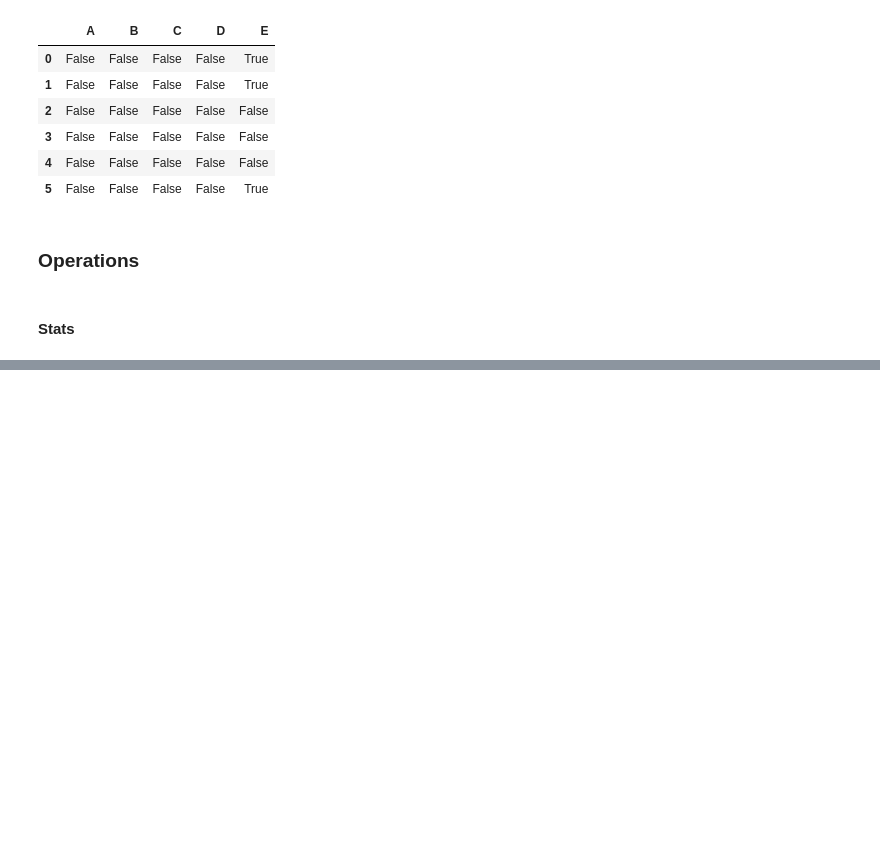
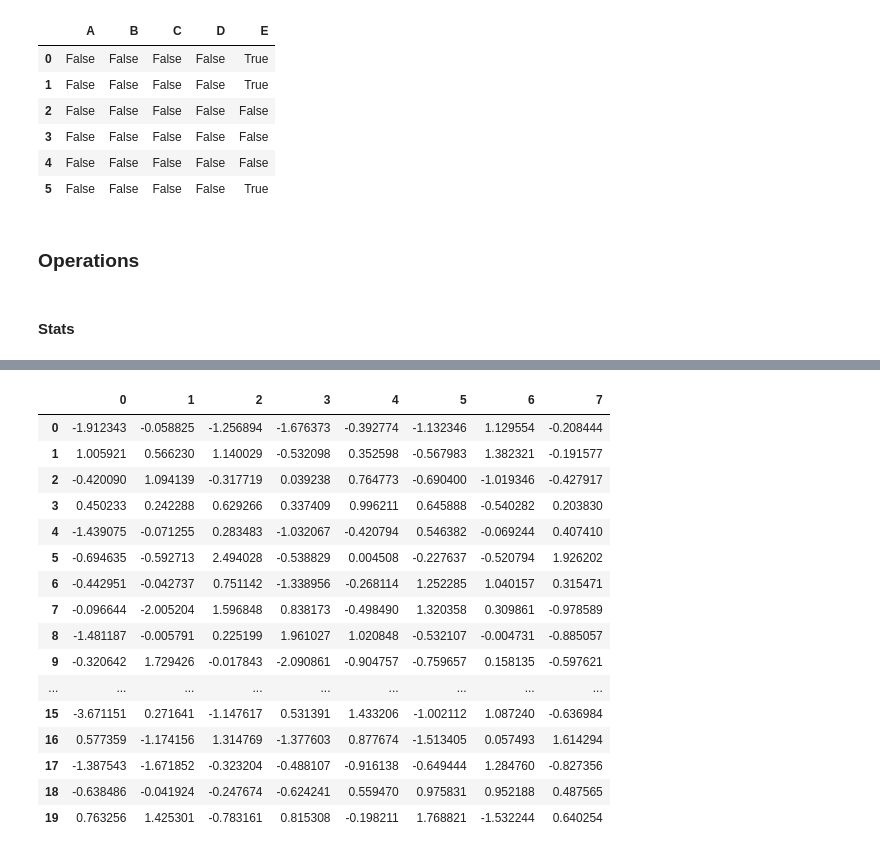
Before and after one commit to BarryClarke/10-minutes-to-Pandas, a Jupyter notebook: Pandas Tutorial.ipynb, the cells around one changed output, grey strips where cells are left out. Cells and saved outputs as stored; diff of their text form; code cells hidden in the pictures; blank space fills up the shorter version.

```diff
--- a/Pandas Tutorial.ipynb
+++ b/Pandas Tutorial.ipynb
@@ -444,0 +504,23 @@ dtype: float64
+# %%
+# You can concatenate two or more DataFrames
+df2 = pd.DataFrame(np.random.randn(20,8))
+# %%
+df2
+# %% [output]
+|  | 0 | 1 | 2 | 3 | 4 | 5 | 6 | 7 |
+| 0 | -1.912343 | -0.058825 | -1.256894 | -1.676373 | -0.392774 | -1.132346 | 1.129554 | -0.208444 |
+| 1 | 1.005921 | 0.566230 | 1.140029 | -0.532098 | 0.352598 | -0.567983 | 1.382321 | -0.191577 |
+| 2 | -0.420090 | 1.094139 | -0.317719 | 0.039238 | 0.764773 | -0.690400 | -1.019346 | -0.427917 |
+| 3 | 0.450233 | 0.242288 | 0.629266 | 0.337409 | 0.996211 | 0.645888 | -0.540282 | 0.203830 |
+| 4 | -1.439075 | -0.071255 | 0.283483 | -1.032067 | -0.420794 | 0.546382 | -0.069244 | 0.407410 |
+| 5 | -0.694635 | -0.592713 | 2.494028 | -0.538829 | 0.004508 | -0.227637 | -0.520794 | 1.926202 |
+| 6 | -0.442951 | -0.042737 | 0.751142 | -1.338956 | -0.268114 | 1.252285 | 1.040157 | 0.315471 |
+| 7 | -0.096644 | -2.005204 | 1.596848 | 0.838173 | -0.498490 | 1.320358 | 0.309861 | -0.978589 |
+| 8 | -1.481187 | -0.005791 | 0.225199 | 1.961027 | 1.020848 | -0.532107 | -0.004731 | -0.885057 |
+| 9 | -0.320642 | 1.729426 | -0.017843 | -2.090861 | -0.904757 | -0.759657 | 0.158135 | -0.597621 |
+| ... | ... | ... | ... | ... | ... | ... | ... | ... |
+| 15 | -3.671151 | 0.271641 | -1.147617 | 0.531391 | 1.433206 | -1.002112 | 1.087240 | -0.636984 |
+| 16 | 0.577359 | -1.174156 | 1.314769 | -1.377603 | 0.877674 | -1.513405 | 0.057493 | 1.614294 |
+| 17 | -1.387543 | -1.671852 | -0.323204 | -0.488107 | -0.916138 | -0.649444 | 1.284760 | -0.827356 |
+| 18 | -0.638486 | -0.041924 | -0.247674 | -0.624241 | 0.559470 | 0.975831 | 0.952188 | 0.487565 |
+| 19 | 0.763256 | 1.425301 | -0.783161 | 0.815308 | -0.198211 | 1.768821 | -1.532244 | 0.640254 |
```
Also changed, not shown: parts of 54 cells of this notebook.
